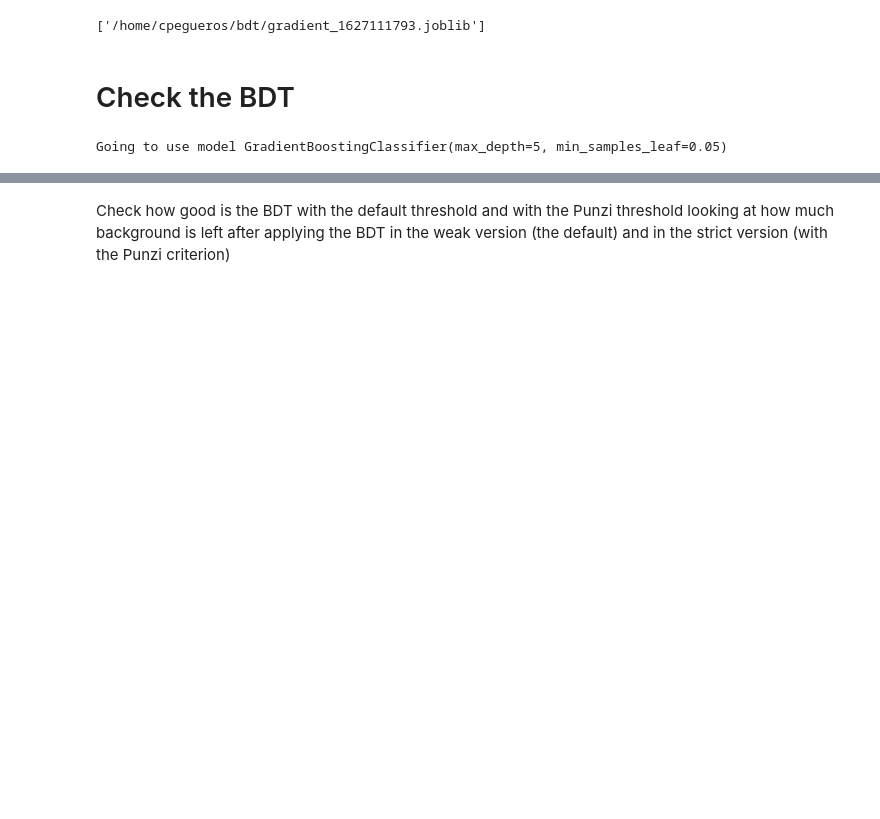
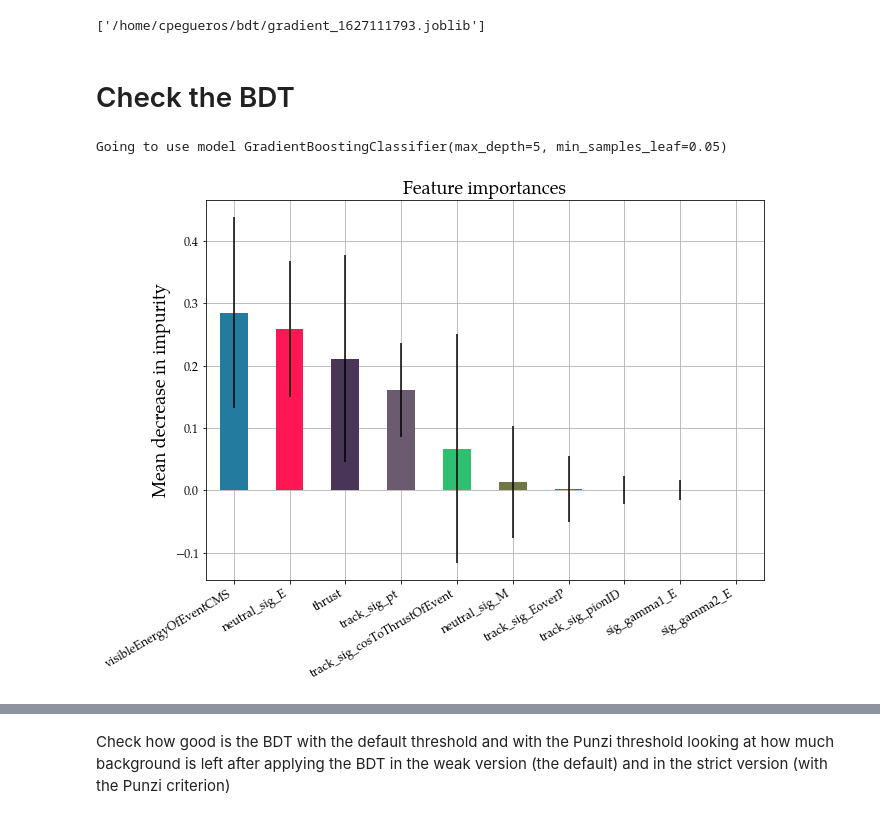
Before and after one commit to peguerosdc/unfolding_benchmark, a Jupyter notebook: tau2pipi0nu_bdt.ipynb, the cells around one changed output, grey strips where cells are left out. Cells and saved outputs as stored; diff of their text form; code cells hidden in the pictures; blank space fills up the shorter version.

```diff
--- a/tau2pipi0nu_bdt.ipynb
+++ b/tau2pipi0nu_bdt.ipynb
@@ -139,5 +226,24 @@ features_train, target_train = data_train[branches_to_train], data_train["is_sig
 features_test, target_test = data_test[branches_to_train], data_test["is_signal"]
 # %% [output]
 Going to use model GradientBoostingClassifier(max_depth=5, min_samples_leaf=0.05)
+# %%
+# plot feature importance
+import seaborn as sns
+importances = model.feature_importances_
+std = np.std([tree[0].feature_importances_ for tree in model.estimators_], axis=0)
+
+forest_importances = pd.Series(importances, index=branches_to_train).to_frame()
+forest_importances["std"] = std
+forest_importances.sort_values(by=0, ascending=False, inplace=True)
+
+# plot
+colors = ["#247BA0", "#FF1654", "#493657", "#6A5B6E", "#2FBF71", "#717744"]
+fix, ax = plot_utils.get_1x1_im_figure()
+forest_importances[0].plot.bar(yerr=forest_importances["std"], ax=ax, color=colors)
+ax.set_title("Feature importances")
+ax.set_ylabel("Mean decrease in impurity")
+_ = ax.set_xticklabels(ax.get_xticklabels(), rotation=30, ha='right')
+# %% [output]
+[figure, added]
 # %%
 # plot output distribution
```
Also changed, not shown: parts of 10 cells of this notebook, 7 other files.
